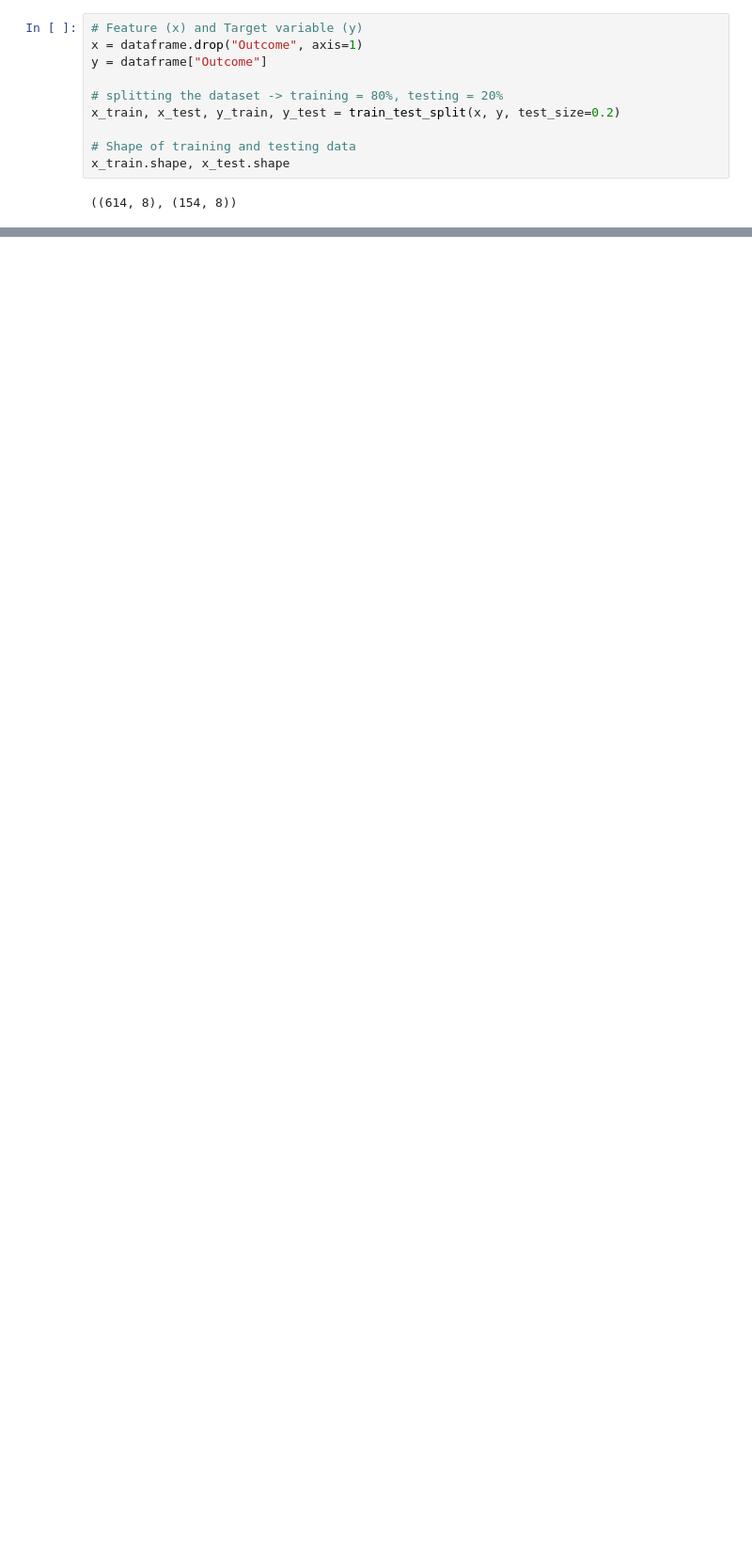
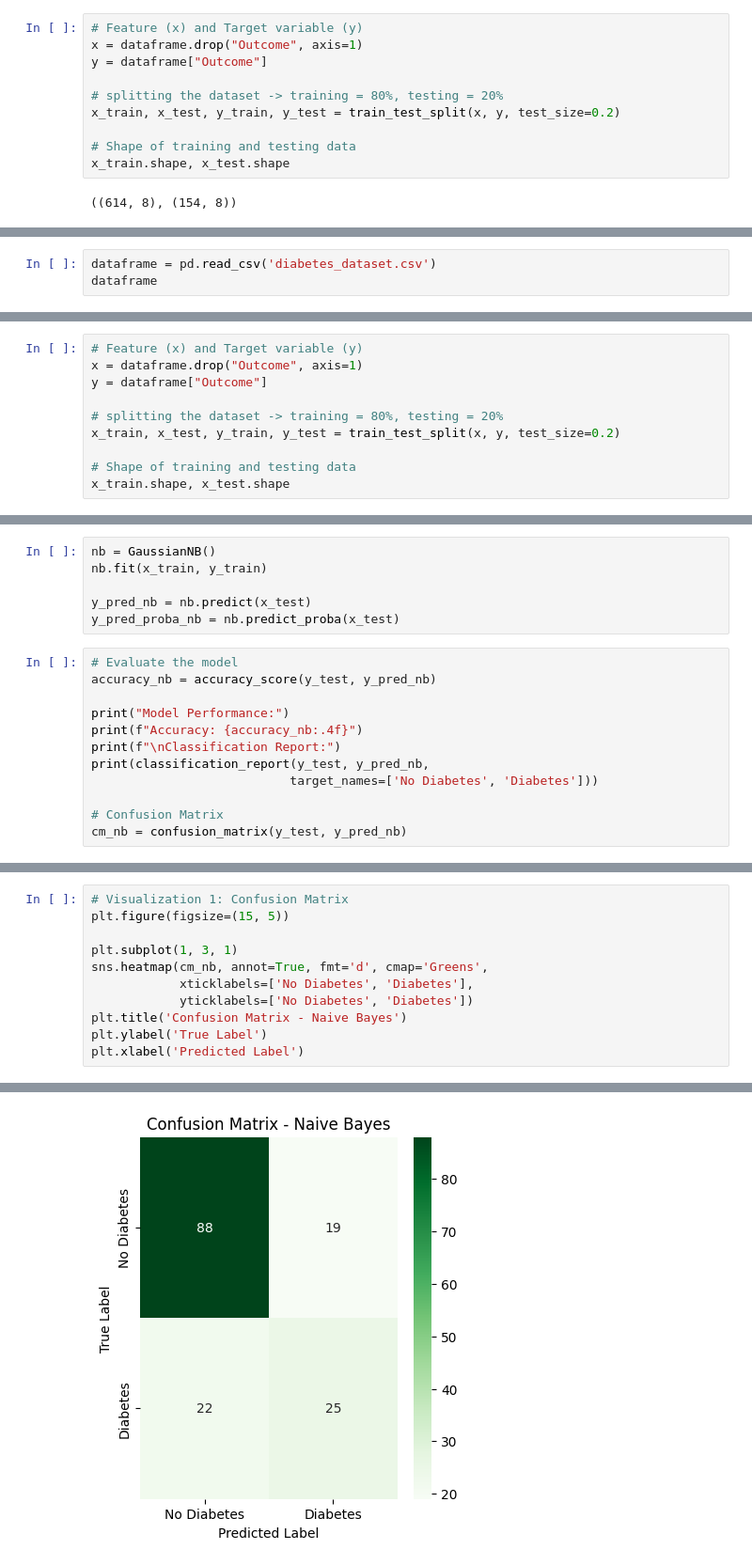
Before and after one commit to garvjain7/Chatbot, a Jupyter notebook: complete_college_ml_lab.ipynb, the cells around one changed output, grey strips where cells are left out. Shown at 94% size. Drawn from its saved outputs; the diff is of its cells as text; blank space fills up the shorter version.

```diff
--- a/complete_college_ml_lab.ipynb
+++ b/complete_college_ml_lab.ipynb
@@ -629,0 +712,3 @@ plt.show()
+# %%
+dataframe = pd.read_csv('diabetes_dataset.csv')
+dataframe
@@ -629,0 +729,10 @@ plt.show()
+# %%
+# Feature (x) and Target variable (y)
+x = dataframe.drop("Outcome", axis=1)
+y = dataframe["Outcome"]
+
+# splitting the dataset -> training = 80%, testing = 20%
+x_train, x_test, y_train, y_test = train_test_split(x, y, test_size=0.2)
+
+# Shape of training and testing data
+x_train.shape, x_test.shape
@@ -629,0 +741,18 @@ plt.show()
+# %%
+nb = GaussianNB()
+nb.fit(x_train, y_train)
+
+y_pred_nb = nb.predict(x_test)
+y_pred_proba_nb = nb.predict_proba(x_test)
+# %%
+# Evaluate the model
+accuracy_nb = accuracy_score(y_test, y_pred_nb)
+
+print("Model Performance:")
+print(f"Accuracy: {accuracy_nb:.4f}")
+print(f"\nClassification Report:")
+print(classification_report(y_test, y_pred_nb,
+                           target_names=['No Diabetes', 'Diabetes']))
+
+# Confusion Matrix
+cm_nb = confusion_matrix(y_test, y_pred_nb)
@@ -629,0 +772,12 @@ plt.show()
+# %%
+# Visualization 1: Confusion Matrix
+plt.figure(figsize=(15, 5))
+
+plt.subplot(1, 3, 1)
+sns.heatmap(cm_nb, annot=True, fmt='d', cmap='Greens',
+            xticklabels=['No Diabetes', 'Diabetes'],
+            yticklabels=['No Diabetes', 'Diabetes'])
+plt.title('Confusion Matrix - Naive Bayes')
+plt.ylabel('True Label')
+plt.xlabel('Predicted Label')
+# %% [output]
@@ -629,0 +785 @@ plt.show()
+[figure, added]
```
Also changed, not shown: parts of 18 cells of this notebook.
